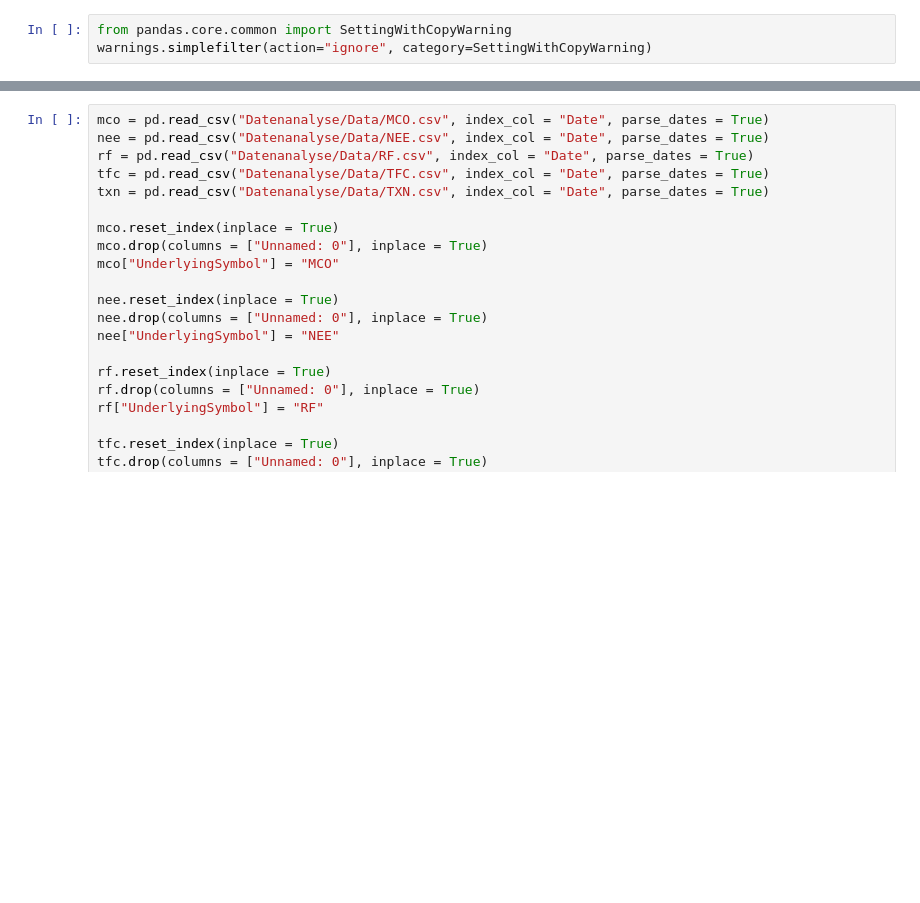
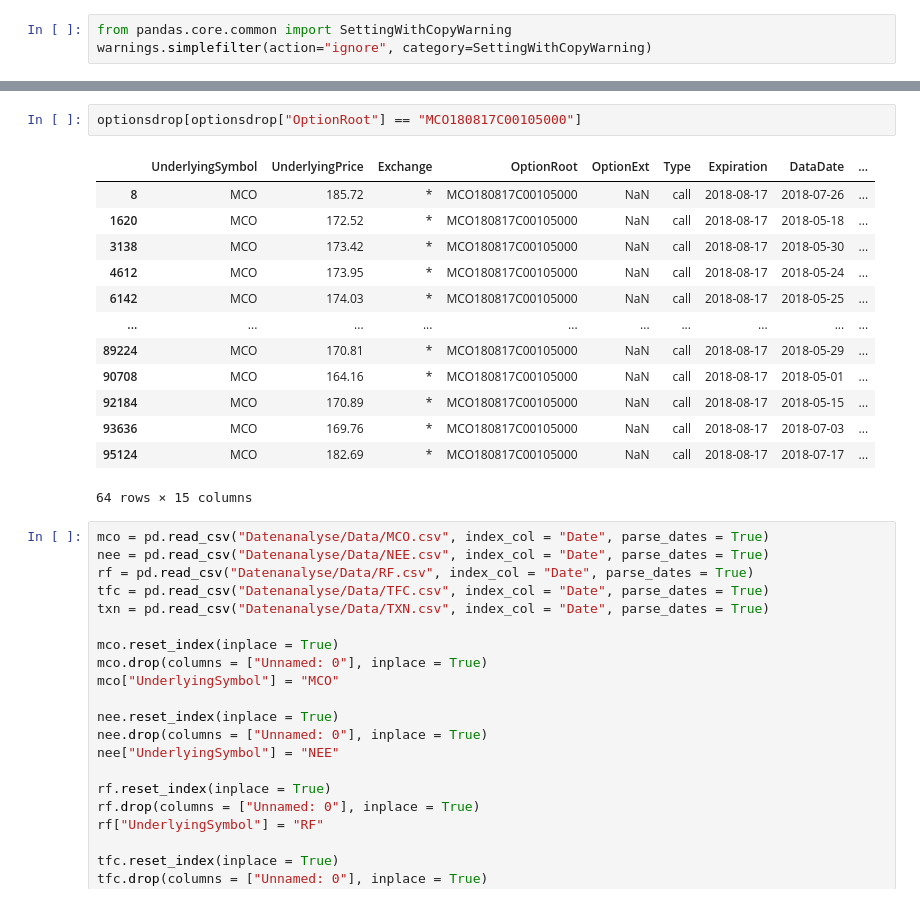
Before and after one commit to CalvinCottin/Option-Backtesting, a Jupyter notebook: Untitled-checkpoint.ipynb, the cells around one changed output, grey strips where cells are left out. Cells and saved outputs as stored; diff of their text form; blank space fills up the shorter version.

```diff
--- a/Untitled-checkpoint.ipynb
+++ b/Untitled-checkpoint.ipynb
@@ -19,3 +27,19 @@ optionsdrop = options.drop(options[options["Last"] == 0].index)
+# %%
+optionsdrop[optionsdrop["OptionRoot"] == "MCO180817C00105000"]
+# %% [output]
+|  | UnderlyingSymbol | UnderlyingPrice | Exchange | OptionRoot | OptionExt | Type | Expiration | DataDate | ... |
+| 8 | MCO | 185.72 | * | MCO180817C00105000 | NaN | call | 2018-08-17 | 2018-07-26 | ... |
+| 1620 | MCO | 172.52 | * | MCO180817C00105000 | NaN | call | 2018-08-17 | 2018-05-18 | ... |
+| 3138 | MCO | 173.42 | * | MCO180817C00105000 | NaN | call | 2018-08-17 | 2018-05-30 | ... |
+| 4612 | MCO | 173.95 | * | MCO180817C00105000 | NaN | call | 2018-08-17 | 2018-05-24 | ... |
+| 6142 | MCO | 174.03 | * | MCO180817C00105000 | NaN | call | 2018-08-17 | 2018-05-25 | ... |
+| ... | ... | ... | ... | ... | ... | ... | ... | ... | ... |
+| 89224 | MCO | 170.81 | * | MCO180817C00105000 | NaN | call | 2018-08-17 | 2018-05-29 | ... |
+| 90708 | MCO | 164.16 | * | MCO180817C00105000 | NaN | call | 2018-08-17 | 2018-05-01 | ... |
+| 92184 | MCO | 170.89 | * | MCO180817C00105000 | NaN | call | 2018-08-17 | 2018-05-15 | ... |
+| 93636 | MCO | 169.76 | * | MCO180817C00105000 | NaN | call | 2018-08-17 | 2018-07-03 | ... |
+| 95124 | MCO | 182.69 | * | MCO180817C00105000 | NaN | call | 2018-08-17 | 2018-07-17 | ... |
+64 rows × 15 columns
 # %%
 mco = pd.read_csv("Datenanalyse/Data/MCO.csv", index_col = "Date", parse_dates = True)
 nee = pd.read_csv("Datenanalyse/Data/NEE.csv", index_col = "Date", parse_dates = True)
```
Also changed, not shown: parts of 7 cells of this notebook.
